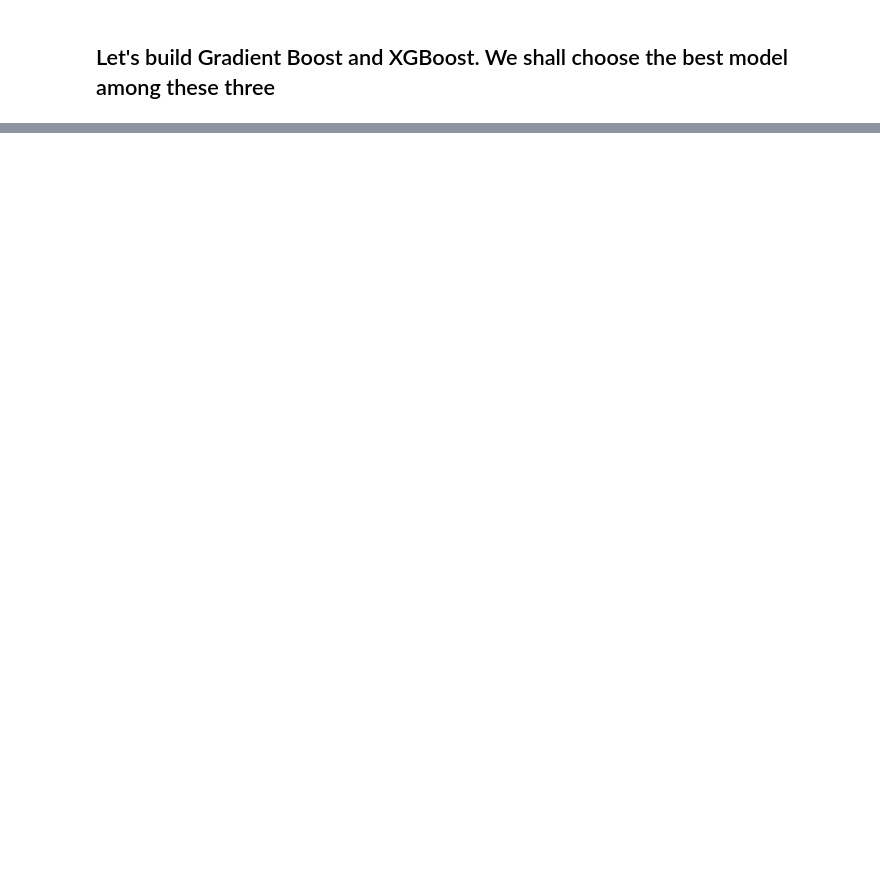
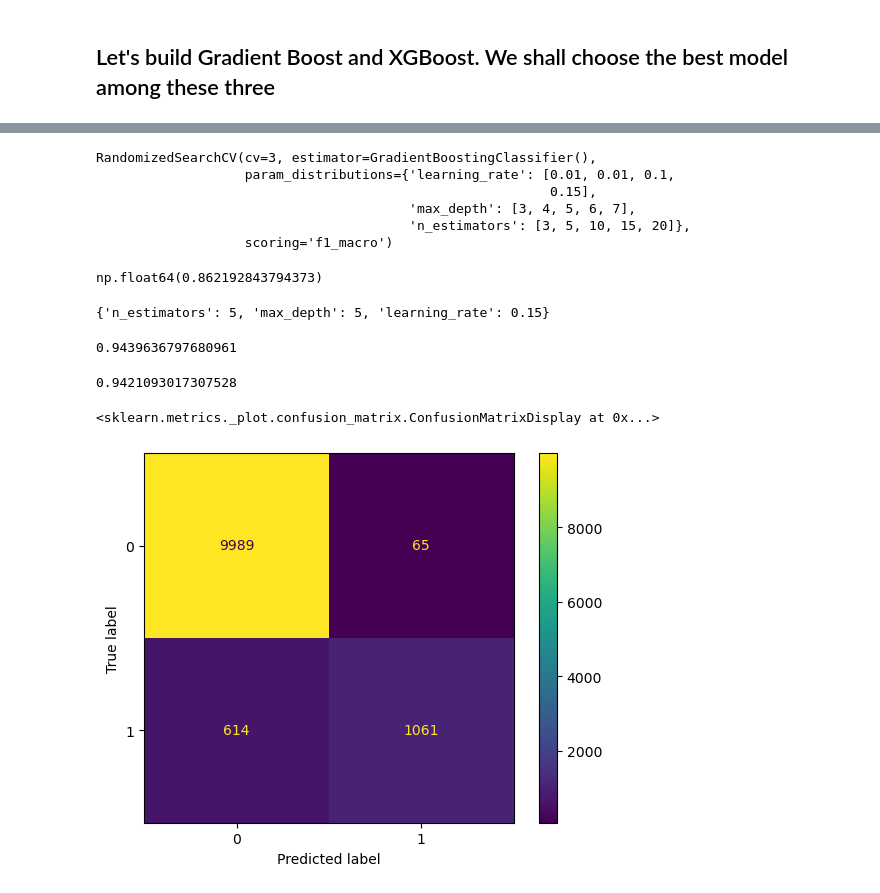
Before and after one commit to Sourabh2808/Machine-Learning, a Jupyter notebook: Ensemble methods/Randomforest_gradientboost_xgboost.ipynb, the cells around one changed output, grey strips where cells are left out. Saved outputs shown, nothing was run; the diff lists cells and outputs as text; code cells hidden in the pictures; blank space fills up the shorter version.

```diff
--- a/Ensemble methods/Randomforest_gradientboost_xgboost.ipynb
+++ b/Ensemble methods/Randomforest_gradientboost_xgboost.ipynb
@@ -326,0 +329,9 @@ weighted avg       0.90      0.90      0.89     11729
+# %%
+gbc = GradientBoostingClassifier(
+    n_estimators=5,
+    learning_rate= 0.01,
+    max_depth= 4,
+    min_samples_leaf= 3,
+    min_samples_split= 5
+)
+gbc.fit(xtrain,ytrain)
@@ -326,0 +352,6 @@ weighted avg       0.90      0.90      0.89     11729
+# %%
+params = {
+    'n_estimators' : [3,5,10,15,20],
+    'learning_rate' : [0.01,0.01,0.1,0.15],
+    'max_depth': [3,4,5,6,7]
+}
@@ -326,0 +364,34 @@ weighted avg       0.90      0.90      0.89     11729
+# %%
+base_model2 = GradientBoostingClassifier()
+rscv2 = RandomizedSearchCV(estimator=base_model2,param_distributions=params,cv=3,scoring='f1_macro')
+rscv2.fit(xtrain,ytrain)
+# %% [output]
+RandomizedSearchCV(cv=3, estimator=GradientBoostingClassifier(),
+                   param_distributions={'learning_rate': [0.01, 0.01, 0.1,
+                                                          0.15],
+                                        'max_depth': [3, 4, 5, 6, 7],
+                                        'n_estimators': [3, 5, 10, 15, 20]},
+                   scoring='f1_macro')
+# %%
+rscv2.best_score_
+# %% [output]
+np.float64(0.862192843794373)
+# %%
+rscv2.best_params_
+# %% [output]
+{'n_estimators': 5, 'max_depth': 5, 'learning_rate': 0.15}
+# %%
+best_gbc = rscv2.best_estimator_
+# %%
+best_gbc.score(xtrain,ytrain)
+# %% [output]
+0.9439636797680961
+# %%
+best_gbc.score(xtest,ytest)
+# %% [output]
+0.9421093017307528
+# %%
+ConfusionMatrixDisplay.from_estimator(best_gbc,xtest,ytest)
+# %% [output]
+<sklearn.metrics._plot.confusion_matrix.ConfusionMatrixDisplay at 0x...>
+[figure, added]
```
Also changed, not shown: parts of 57 cells of this notebook, 2 other files.
